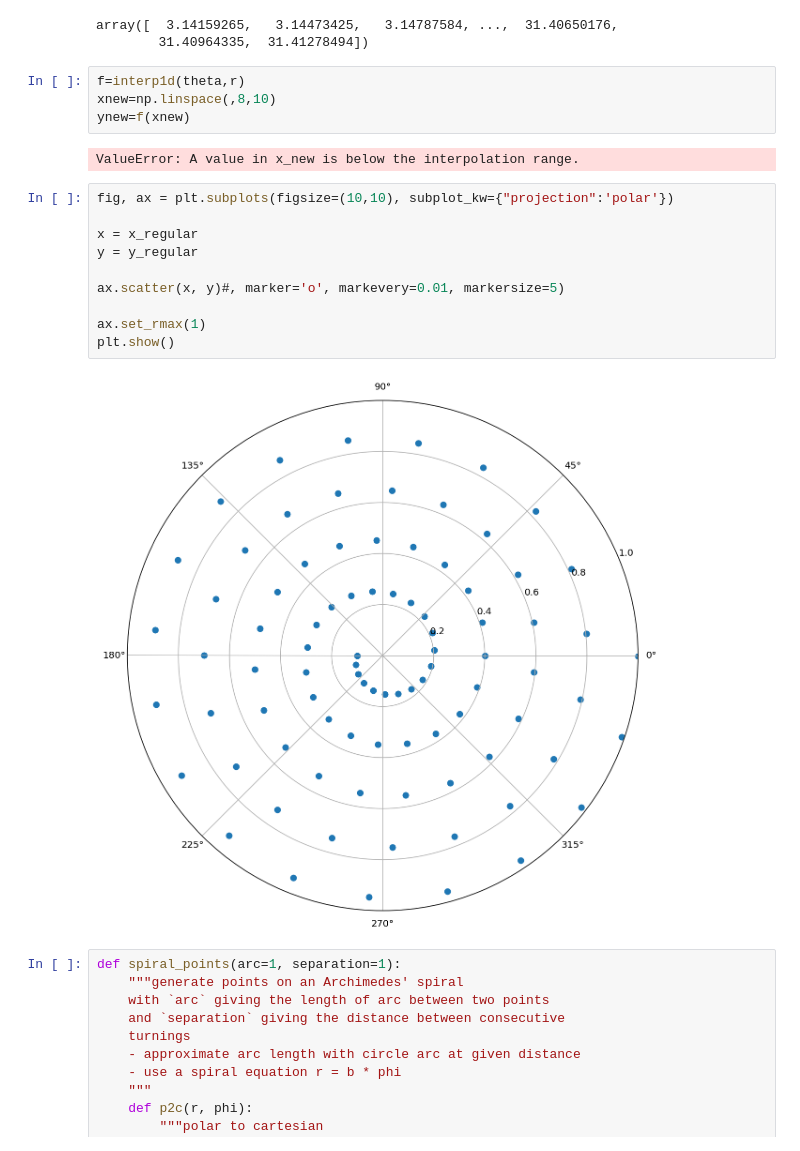
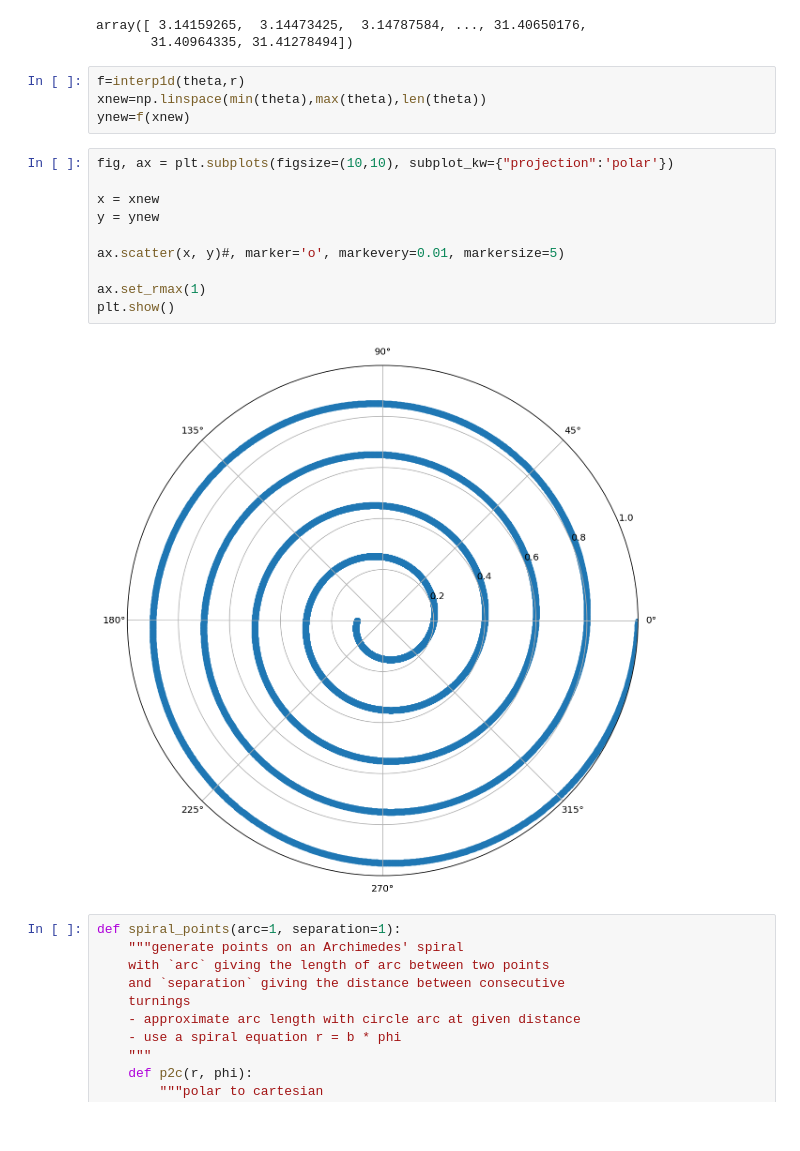
Before and after one commit to pachterlab/colosseum, a Jupyter notebook: analysis/tube_bed.ipynb, the cells around one changed output. Drawn from its saved outputs; the diff is of its cells as text.

```diff
--- a/analysis/tube_bed.ipynb
+++ b/analysis/tube_bed.ipynb
@@ -43,21 +45,19 @@ array([  3.14159265,   3.14473425,   3.14787584, ...,  31.40650176,
 # %%
 f=interp1d(theta,r)
-xnew=np.linspace(,8,10)
+xnew=np.linspace(min(theta),max(theta),len(theta))
 ynew=f(xnew)
-# %% [output]
-ValueError: A value in x_new is below the interpolation range.
 # %%
 fig, ax = plt.subplots(figsize=(10,10), subplot_kw={"projection":'polar'})
 
-x = x_regular
-y = y_regular
+x = xnew
+y = ynew
 
 ax.scatter(x, y)#, marker='o', markevery=0.01, markersize=5)
 
 ax.set_rmax(1)
 plt.show()
 # %% [output]
-[figure, old version]
+[figure, new version]
 # %%
 def spiral_points(arc=1, separation=1):
     """generate points on an Archimedes' spiral
```
Also changed, not shown: parts of 5 cells of this notebook.
